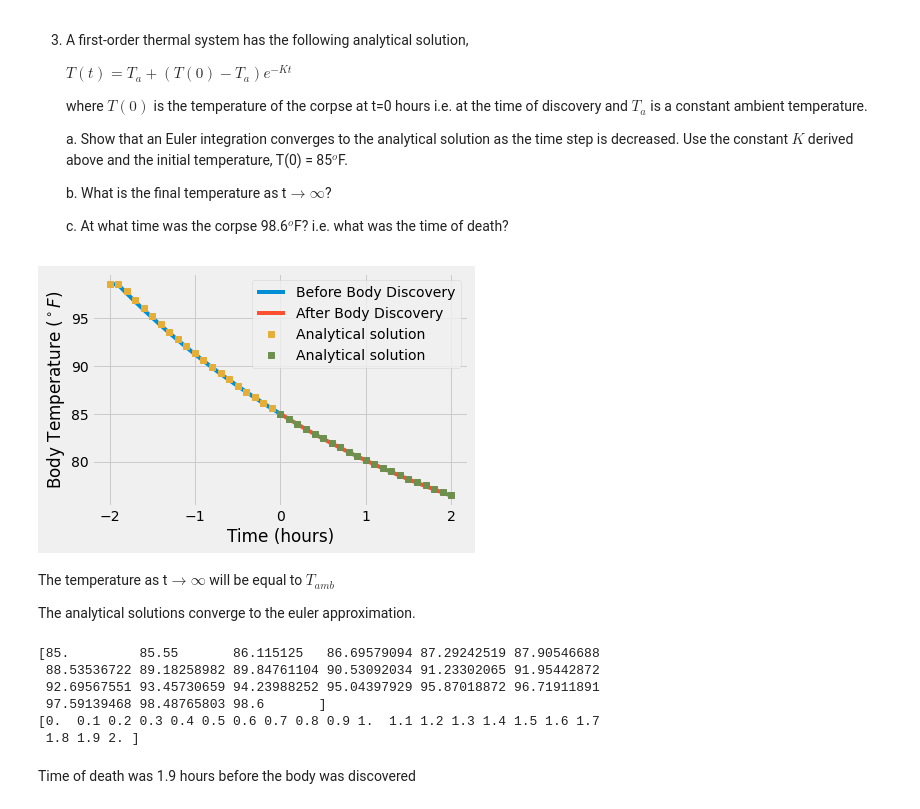
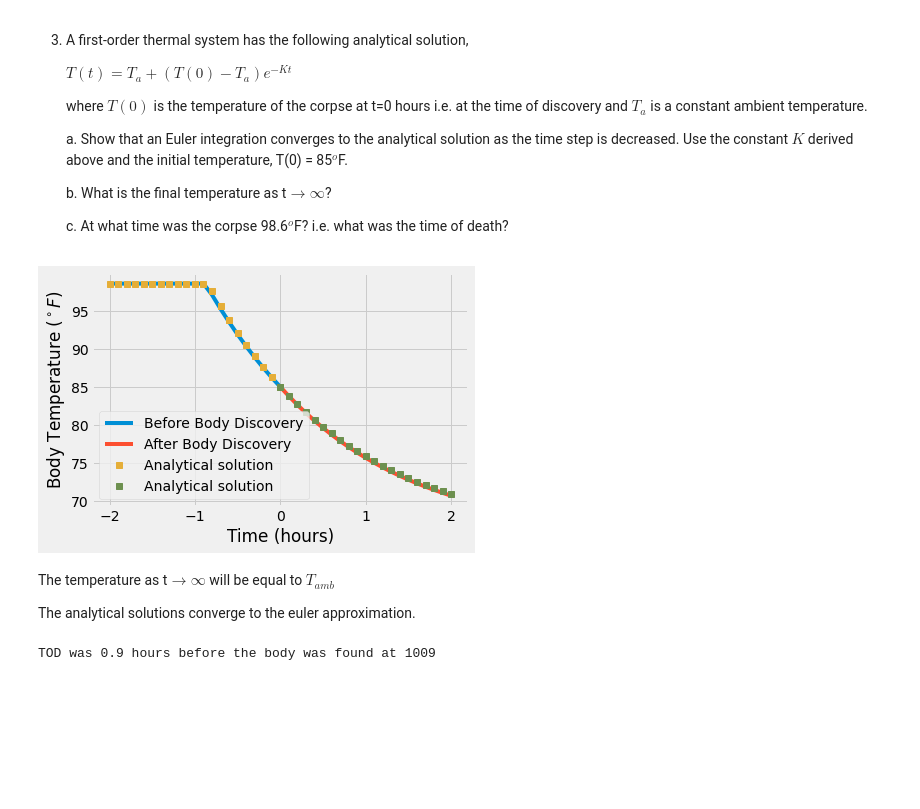
Before and after one commit to hamwalker/computational-mechanics, a Jupyter notebook: projects/notebooks/01_Getting-started-project.ipynb, the cells around one changed output. Saved outputs shown, nothing was run; the diff lists cells and outputs as text; code cells hidden in the pictures; blank space fills up the shorter version.

```diff
--- a/projects/notebooks/01_Getting-started-project.ipynb
+++ b/projects/notebooks/01_Getting-started-project.ipynb
@@ -65,51 +65,46 @@ k= ret_k(T0, T2, T_amb, dt)
 t = np.linspace(0, 2, 21)
 dt = t[1]- t[0]
 T_amb = 65
-# K = 1
+K = 0.61
 
 T_eul_f = np.zeros(len(t))
 T_eul_b = np.zeros(len(t))
 T_anal_b = np.zeros(len(t))
 T_anal_f = T_anal_b
 
 
 T_eul_f[0] = 85
 T_eul_b[0] = 85
 T_anal_b[0] = 85
 
 T_anal_b= T_amb+(T_anal_b[0] - T_amb)*np.exp(K*t)
 T_anal_f= T_amb+(T_anal_b[0] - T_amb)*np.exp(-K*t)
 
 for i in range(1, len(t)):
     T_eul_f[i] = T_eul_f[i-1] - K*(T_eul_f[i-1] - T_amb)*dt
     T_eul_b[i] = T_eul_b[i-1] + K*(T_eul_b[i-1] - T_amb)*dt
 
 T_eul_b[T_eul_b > 98.6] = 98.6
 T_anal_b[T_anal_b > 98.6] = 98.6
 
 plt.plot(-t, T_eul_b,  label='Before Body Discovery')
 plt.plot(t, T_eul_f, label='After Body Discovery')
 plt.plot(-t, T_anal_b,'s',t, T_anal_f,'s', label='Analytical solution')
-# plt.plot('s', label='Analytical solution')
 plt.legend(loc='best')
-# plt.grid(axis='both')
 plt.ylabel('Body Temperature ($^\circ F$)')
 plt.xlabel('Time (hours)');
 # %% [output]
-[figure, old version]
+[figure, new version]
 # %% [markdown]
 The temperature as t$\rightarrow\infty$ will be equal to $T_{amb}$
 
 The analytical solutions converge to the euler approximation.
 # %%
-print(T_eul_b)
-print(t)
+T_bod= 98.6
+tod= -1/K*np.log((T_bod-T_amb)/(T0-T_amb))
+
+# print(tod*60)
+
+print('TOD was {:3.1f} hours before the body was found at 1009' .format(-tod))
 # %% [output]
-[85.         85.55       86.115125   86.69579094 87.29242519 87.90546688
- 88.53536722 89.18258982 89.84761104 90.53092034 91.23302065 91.95442872
- 92.69567551 93.45730659 94.23988252 95.04397929 95.87018872 96.71911891
- 97.59139468 98.48765803 98.6       ]
-[0.  0.1 0.2 0.3 0.4 0.5 0.6 0.7 0.8 0.9 1.  1.1 1.2 1.3 1.4 1.5 1.6 1.7
- 1.8 1.9 2. ]
+TOD was 0.9 hours before the body was found at 1009
-# %% [markdown]
-Time of death was 1.9 hours before the body was discovered
```
Also changed, not shown: 1 other file.
